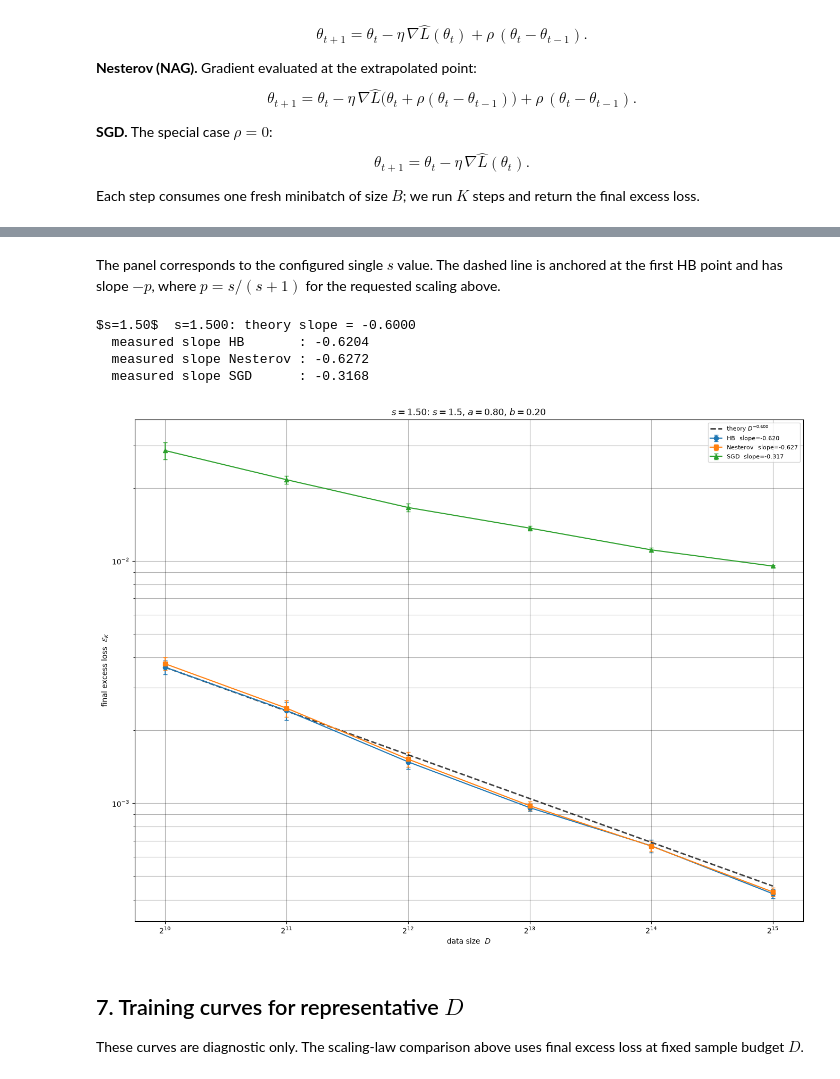
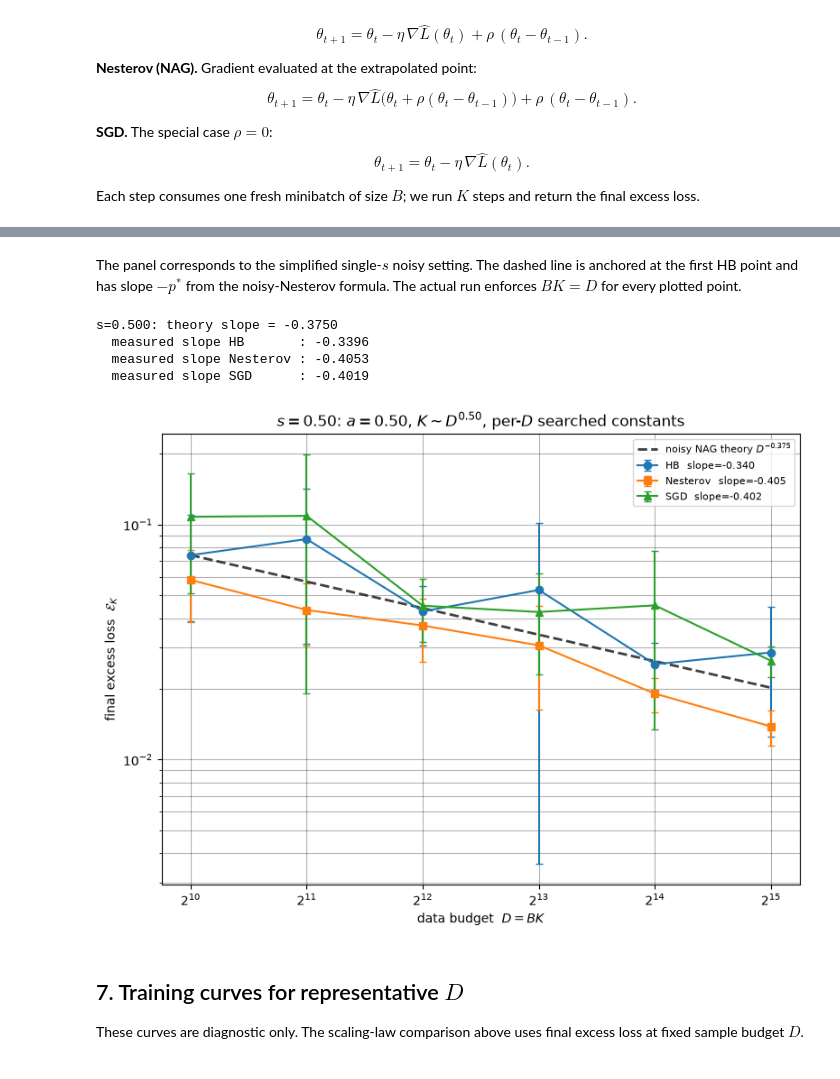
Before and after one commit to alexhuang13/Momentum_scaling, a Jupyter notebook: linear_regression/D_scaling.ipynb, the cells around one changed output, grey strips where cells are left out. Cells and saved outputs as stored; diff of their text form; code cells hidden in the pictures.

```diff
--- a/linear_regression/D_scaling.ipynb
+++ b/linear_regression/D_scaling.ipynb
@@ -284,57 +427,50 @@ D=2^15  common B=410   K=80    eta=0.05 rho=0.8750
 # %% [markdown]
-The panel corresponds to the configured single $s$ value. The dashed line is anchored at the first HB point and
-has slope $-p$, where $p=s/(s+1)$ for the requested scaling above.
+The panel corresponds to the simplified single-$s$ noisy setting. The dashed line
+is anchored at the first HB point and has slope $-p^*$ from the noisy-Nesterov
+formula. The actual run enforces $BK=D$ for every plotted point.
 # %%
-fig, axes = plt.subplots(1, len(S_CASES), figsize=(13.5, 10.4), sharey=False)
-if len(S_CASES) == 1:
-    axes = [axes]
+fig, ax = plt.subplots(figsize=(8.0, 6.0))
 
 markers = {'HB': 'o', 'Nesterov': 's', 'SGD': '^'}
+base_scaling = EXPERIMENT_RESULTS['base_scaling']
+results = EXPERIMENT_RESULTS['results']
+p_theory = base_scaling['p_star']
+slopes = {}
 
-for ax, case in zip(axes, S_CASES):
-    key = case['key']
-    payload = CASE_RESULTS[key]
-    scaling = payload['scaling']
-    results = payload['results']
-    p_theory = scaling['p']
-    slopes = {}
+for name in ALGOS:
+    mean = np.array(results[name]['mean'])
+    std = np.array(results[name]['std'])
+    slope, intercept = np.polyfit(np.log(D_ARRAY), np.log(mean), 1)
+    slopes[name] = slope
+    label = f"{name}  slope={slope:.3f}"
+    ax.errorbar(D_LIST, mean, yerr=std, marker=markers[name], capsize=3,
+                linestyle='-', label=label)
 
-    for name in ALGOS:
-        mean = np.array(results[name]['mean'])
-        std = np.array(results[name]['std'])
-        slope, intercept = np.polyfit(np.log(D_ARRAY), np.log(mean), 1)
-        slopes[name] = slope
-        ax.errorbar(D_LIST, mean, yerr=std, marker=markers[name], capsize=3,
-                    linestyle='-', label=f'{name}  slope={slope:.3f}')
+anchor = np.array(results['HB']['mean'])[0]
+ref = anchor * (D_ARRAY / D_ARRAY[0]) ** (-p_theory)
+theory_label = rf'noisy NAG theory $D^{{-{p_theory:.3f}}}$'
+ax.plot(D_LIST, ref, linestyle='--', color=(0, 0, 0, 0.75), linewidth=2, label=theory_label)
 
-    anchor = np.array(results['HB']['mean'])[0]
-    ref = anchor * (D_ARRAY / D_ARRAY[0]) ** (-p_theory)
-    theory_label = rf'theory $D^{{-{p_theory:.3f}}}$'
-    if scaling['p_star'] > p_theory + 1e-10:
-        theory_label += rf'  ($p^*={scaling["p_star"]:.3f}$)'
-    ax.plot(D_LIST, ref, linestyle='--', color=(0, 0, 0, 0.75), linewidth=2, label=theory_label)
+ax.set_xscale('log', base=2)
+ax.set_yscale('log')
+ax.set_xlabel('data budget  $D = BK$')
+ax.set_ylabel(r'final excess loss  $\mathcal{E}_K$')
+ax.set_title(rf"$s={S_VALUE:.2f}$: $a={base_scaling['a']:.2f}$, $K\sim D^{{{base_scaling['k_exp']:.2f}}}$, per-$D$ searched constants")
+ax.grid(True, which='both', color=(0, 0, 0, 0.3))
+ax.legend(fontsize=8)
 
-    ax.set_xscale('log', base=2)
-    ax.set_yscale('log')
-    ax.set_xlabel('data size  $D$')
-    ax.set_ylabel(r'final excess loss  $\mathcal{E}_K$')
-    ax.set_title(rf"{case['title']}: $s={case['s']}$, $a={scaling['a']:.2f}$, $b={scaling['b']:.2f}$")
-    ax.grid(True, which='both', color=(0, 0, 0, 0.3))
-    ax.legend(fontsize=8)
-
-    print(f"{case['title']}  s={case['s']:.3f}: theory slope = {-p_theory:.4f}")
-    for name, sl in slopes.items():
-        print(f'  measured slope {name:9s}: {sl:.4f}')
-    print()
+print(f"s={S_VALUE:.3f}: theory slope = {-p_theory:.4f}")
+for name, sl in slopes.items():
+    print(f'  measured slope {name:9s}: {sl:.4f}')
 
 plt.tight_layout()
 plt.show()
 # %% [output]
-$s=1.50$  s=1.500: theory slope = -0.6000
-  measured slope HB       : -0.6204
-  measured slope Nesterov : -0.6272
-  measured slope SGD      : -0.3168
+s=0.500: theory slope = -0.3750
+  measured slope HB       : -0.3396
+  measured slope Nesterov : -0.4053
+  measured slope SGD      : -0.4019
-[figure, old version]
+[figure, new version]
 # %% [markdown]
 ## 7. Training curves for representative $D$
 
```
Also changed, not shown: parts of 9 cells of this notebook, 3 other files.
